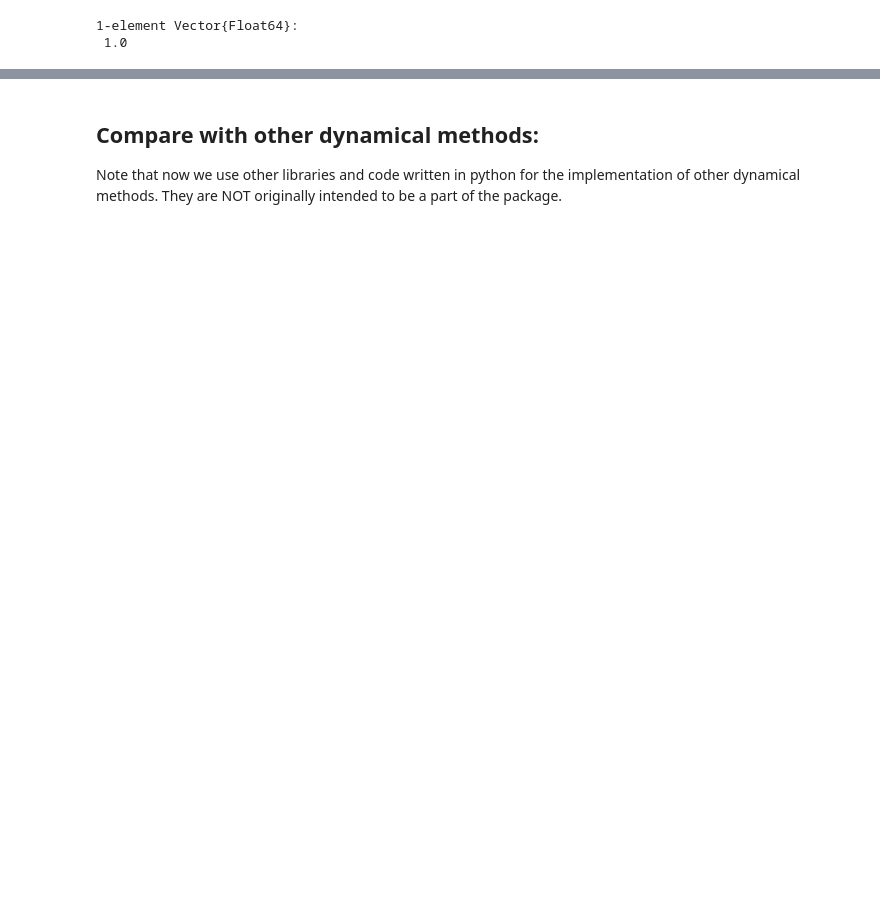
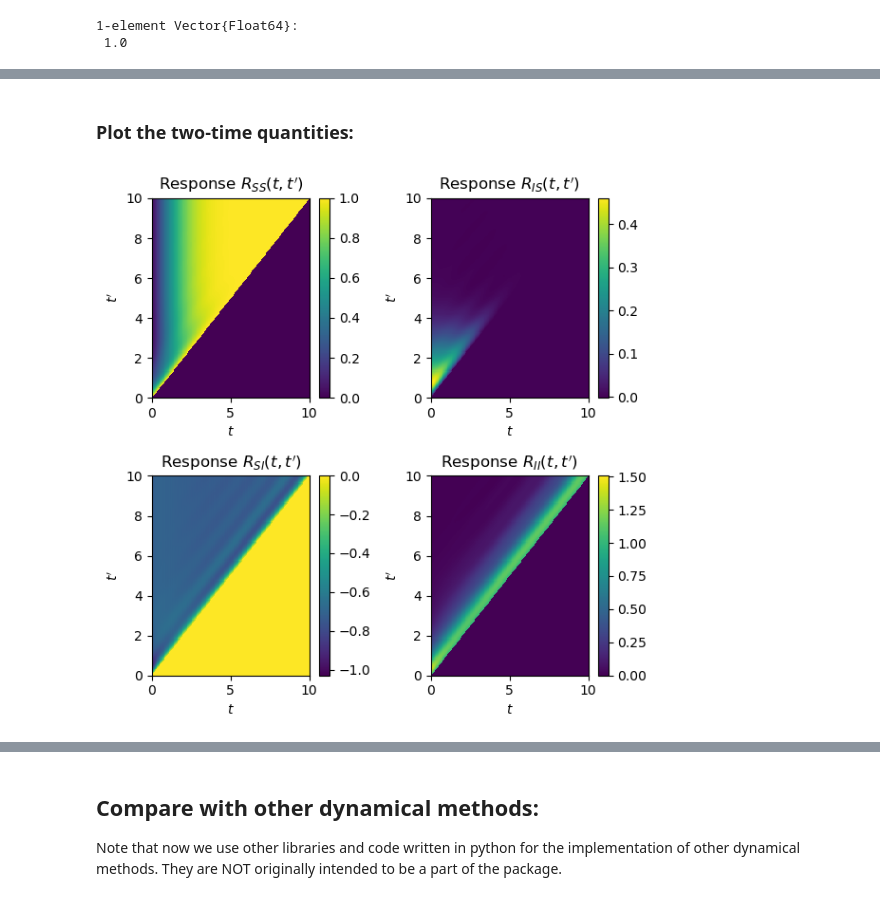
Before and after one commit to btemoshir/Achedmy.jl, a Jupyter notebook: examples/SIR_infection_dynamics.ipynb, the cells around one changed output, grey strips where cells are left out. Saved outputs shown, nothing was run; the diff lists cells and outputs as text; code cells hidden in the pictures; blank space fills up the shorter version.

```diff
--- a/examples/SIR_infection_dynamics.ipynb
+++ b/examples/SIR_infection_dynamics.ipynb
@@ -1006,0 +176,36 @@ Closest candidates are:
+# %% [markdown]
+### Plot the two-time quantities:
+# %%
+figure(figsize=(6,6))
+subplot(221)
+pcolor(SOL[1].t,SOL[1].t,VAR[1].R[1,1,:,:])
+xlabel(L"$t$")
+ylabel(L"$t'$")
+title(L"Response $R_{SS}(t,t')$")
+colorbar()
+
+subplot(222)
+pcolor(SOL[1].t,SOL[1].t,VAR[1].R[2,1,:,:])
+title(L"Response $R_{IS}(t,t')$")
+xlabel(L"$t$")
+ylabel(L"$t'$")
+colorbar()
+
+subplot(223)
+pcolor(SOL[1].t,SOL[1].t,VAR[1].R[1,2,:,:])
+title(L"Response $R_{SI}(t,t')$")
+xlabel(L"$t$")
+ylabel(L"$t'$")
+colorbar()
+
+subplot(224)
+pcolor(SOL[1].t,SOL[1].t,VAR[1].R[2,2,:,:])
+title(L"Response $R_{II}(t,t')$")
+xlabel(L"$t$")
+ylabel(L"$t'$")
+colorbar()
+tight_layout()
+
+gcf()
+# %% [output]
+[figure, added]
```
Also changed, not shown: parts of 95 cells of this notebook, 17 other files.
